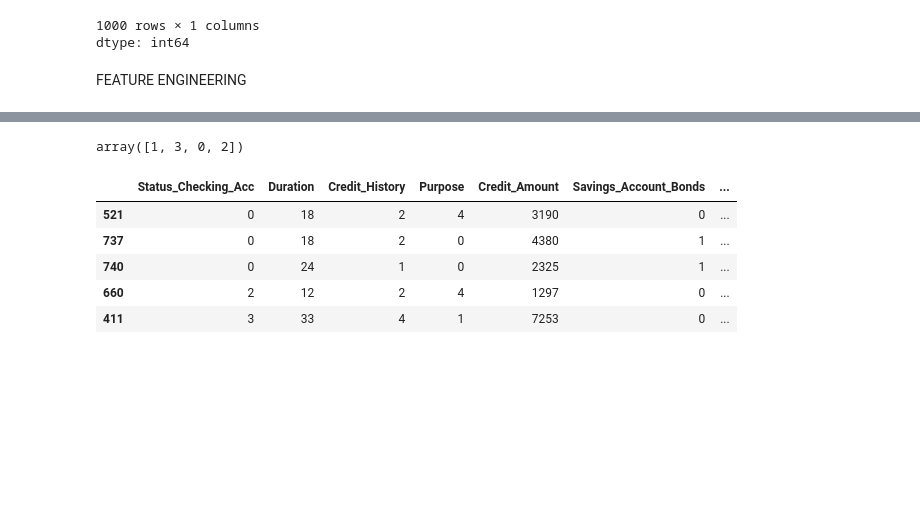
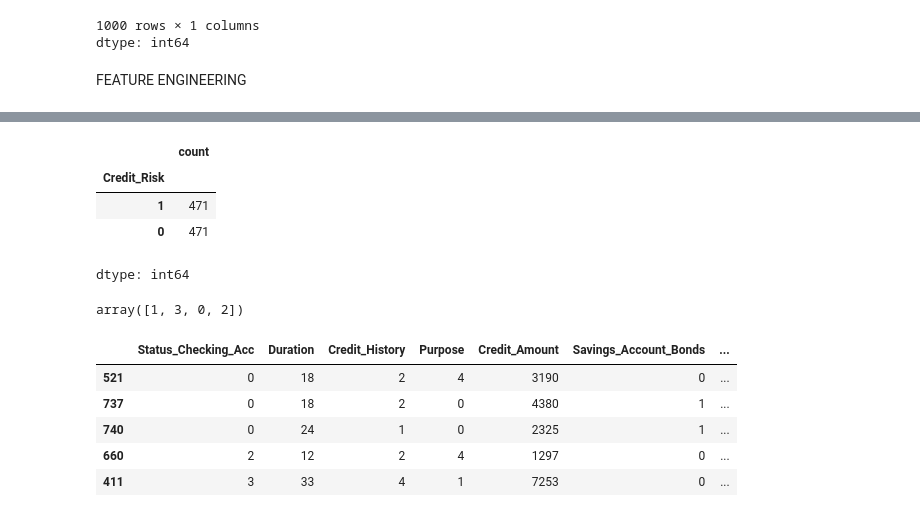
Before and after one commit to SEAFARI/ml-projects, a Jupyter notebook: german_credit_data.ipynb, the cells around one changed output, grey strips where cells are left out. Cells and saved outputs as stored; diff of their text form; code cells hidden in the pictures; blank space fills up the shorter version.

```diff
--- a/german_credit_data.ipynb
+++ b/german_credit_data.ipynb
@@ -170,3 +184,11 @@ X_test = X_test.astype(int)
+# %%
+y_train.value_counts()
+# %% [output]
+|  | count |
+| Credit_Risk |  |
+| 1 | 471 |
+| 0 | 471 |
+dtype: int64
 # %%
 X_train['Status_Checking_Acc'].unique()
 # %% [output]
```
Also changed, not shown: parts of 8 cells of this notebook.
